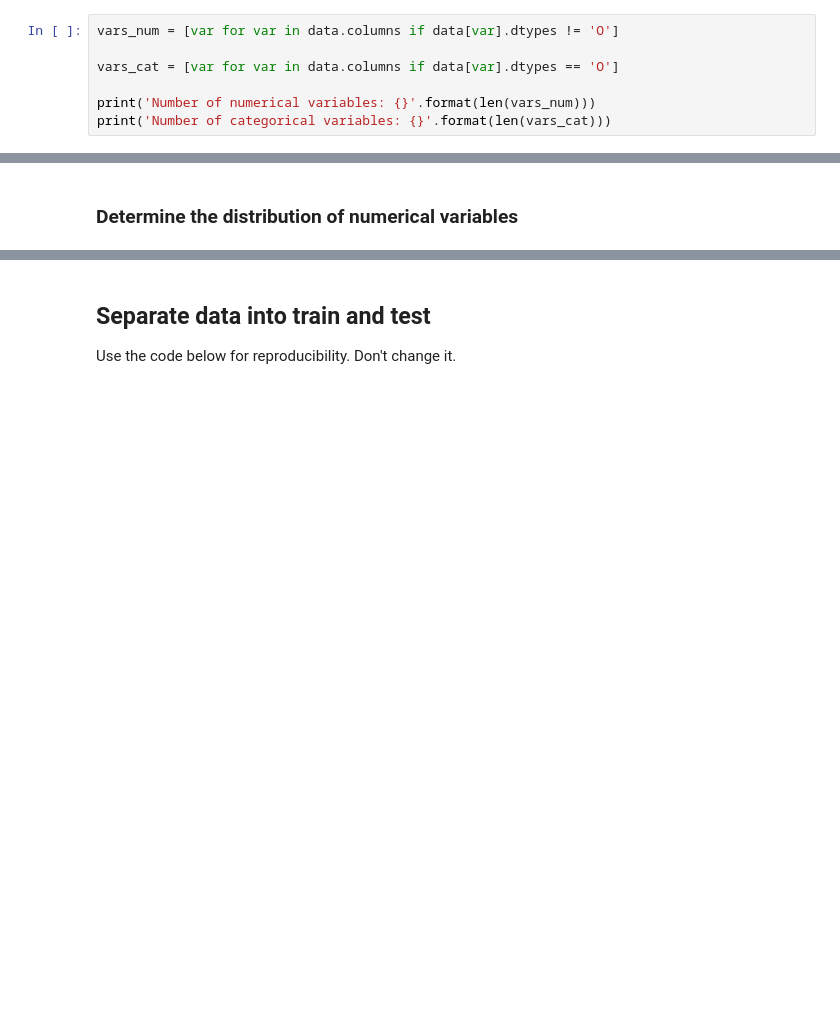
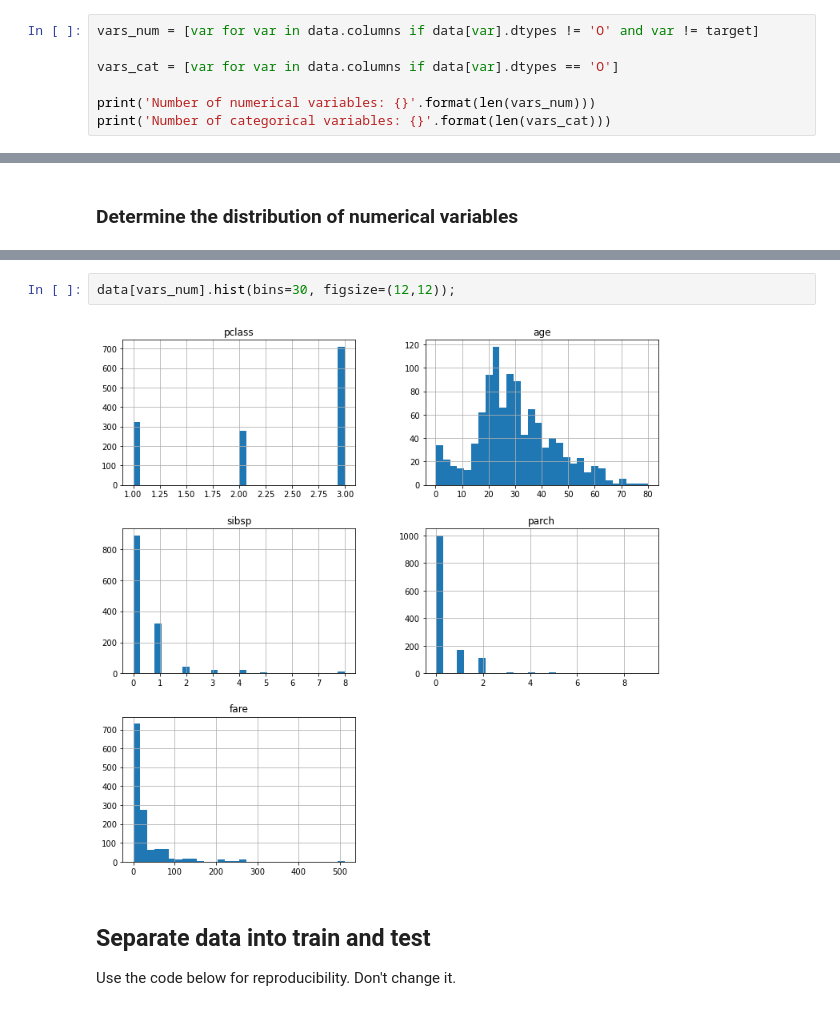
Before and after one commit to Morgan-Sell/ml-deployment-practice, a Jupyter notebook: Assignments/Section-02/Assignement/Predicting-Survival-Titanic-Assignement.ipynb, the cells around one changed output, grey strips where cells are left out. Drawn from its saved outputs; the diff is of its cells as text; blank space fills up the shorter version.

```diff
--- a/Assignments/Section-02/Assignement/Predicting-Survival-Titanic-Assignement.ipynb
+++ b/Assignments/Section-02/Assignement/Predicting-Survival-Titanic-Assignement.ipynb
@@ -138,7 +138,7 @@ memory usage: 102.4+ KB
 # %%
 target = 'survived'
 # %%
-vars_num = [var for var in data.columns if data[var].dtypes != 'O']
+vars_num = [var for var in data.columns if data[var].dtypes != 'O' and var != target]
 
 vars_cat = [var for var in data.columns if data[var].dtypes == 'O']
 
@@ -195,3 +197,7 @@ for var in vars_num:
+# %%
+data[vars_num].hist(bins=30, figsize=(12,12));
+# %% [output]
+[figure, added]
 # %% [markdown]
 ## Separate data into train and test
 
```
Also changed, not shown: parts of 34 cells of this notebook.
